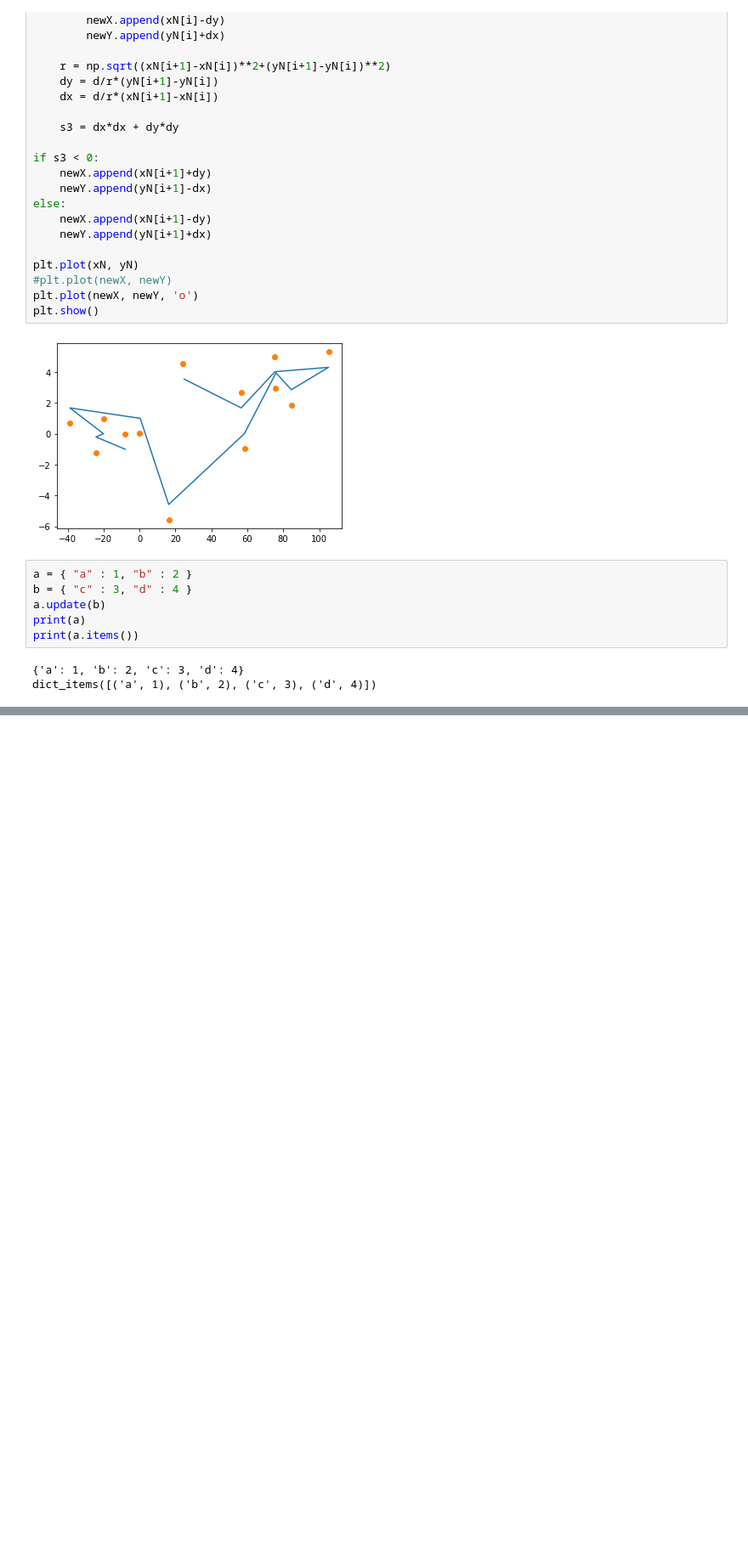
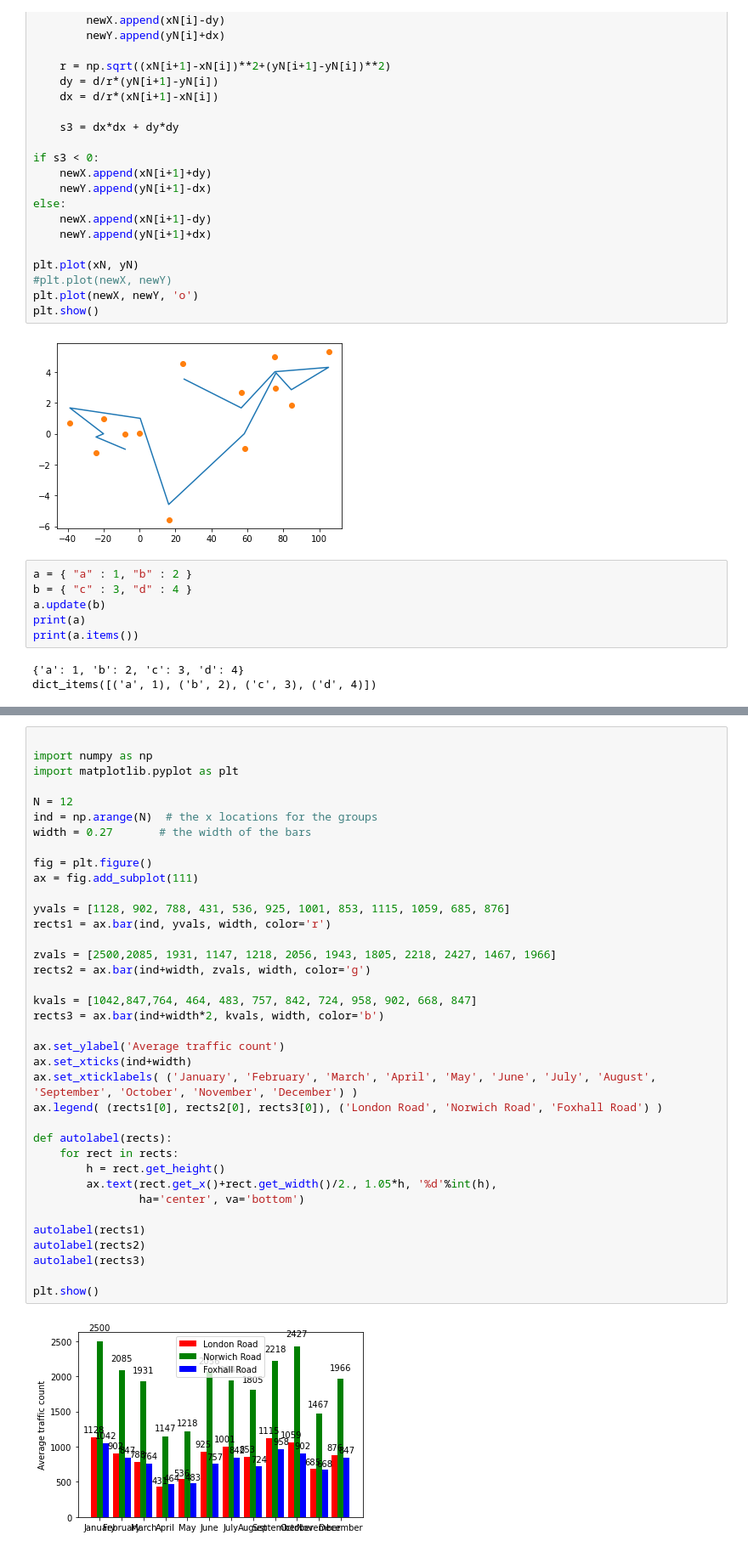
Before and after one commit to Unilmalas/TextAI, a Jupyter notebook: snippets 42.ipynb, the cells around one changed output, grey strips where cells are left out. Shown at 85% size. Saved outputs shown, nothing was run; the diff lists cells and outputs as text; blank space fills up the shorter version.

```diff
--- a/snippets 42.ipynb
+++ b/snippets 42.ipynb
@@ -1122,0 +1331,39 @@ print(eea(198, 168))
+# %%
+
+import numpy as np
+import matplotlib.pyplot as plt
+
+N = 12
+ind = np.arange(N)  # the x locations for the groups
+width = 0.27       # the width of the bars
+
+fig = plt.figure()
+ax = fig.add_subplot(111)
+
+yvals = [1128, 902, 788, 431, 536, 925, 1001, 853, 1115, 1059, 685, 876]
+rects1 = ax.bar(ind, yvals, width, color='r')
+
+zvals = [2500,2085, 1931, 1147, 1218, 2056, 1943, 1805, 2218, 2427, 1467, 1966]
+rects2 = ax.bar(ind+width, zvals, width, color='g')
+
+kvals = [1042,847,764, 464, 483, 757, 842, 724, 958, 902, 668, 847]
+rects3 = ax.bar(ind+width*2, kvals, width, color='b')
+
+ax.set_ylabel('Average traffic count')
+ax.set_xticks(ind+width)
+ax.set_xticklabels( ('January', 'February', 'March', 'April', 'May', 'June', 'July', 'August', 'September', 'October', 'November', 'December') )
+ax.legend( (rects1[0], rects2[0], rects3[0]), ('London Road', 'Norwich Road', 'Foxhall Road') )
+
+def autolabel(rects):
+    for rect in rects:
+        h = rect.get_height()
+        ax.text(rect.get_x()+rect.get_width()/2., 1.05*h, '%d'%int(h),
+                ha='center', va='bottom')
+
+autolabel(rects1)
+autolabel(rects2)
+autolabel(rects3)
+
+plt.show()
+# %% [output]
+[figure, added]
```
Also changed, not shown: parts of 7 cells of this notebook.
